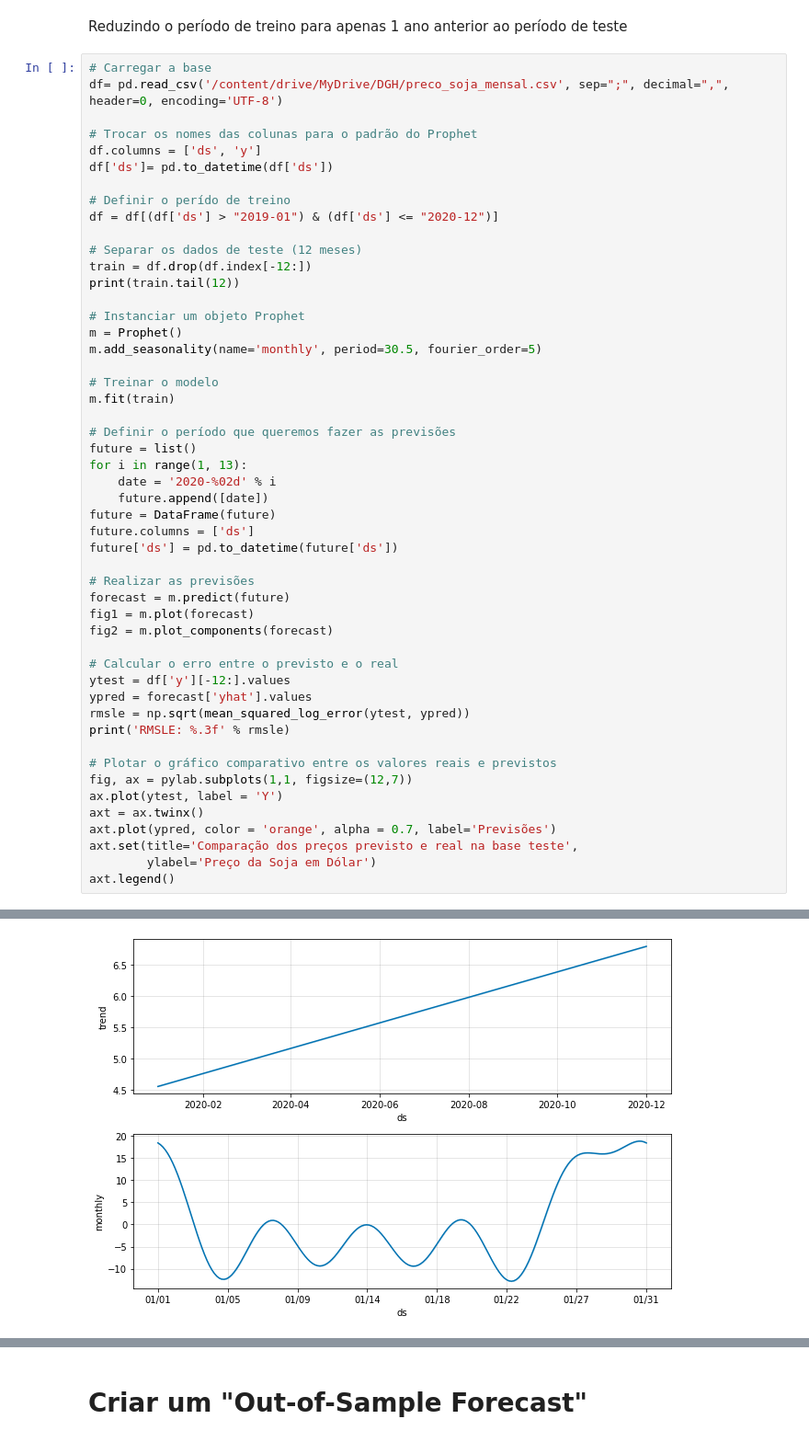
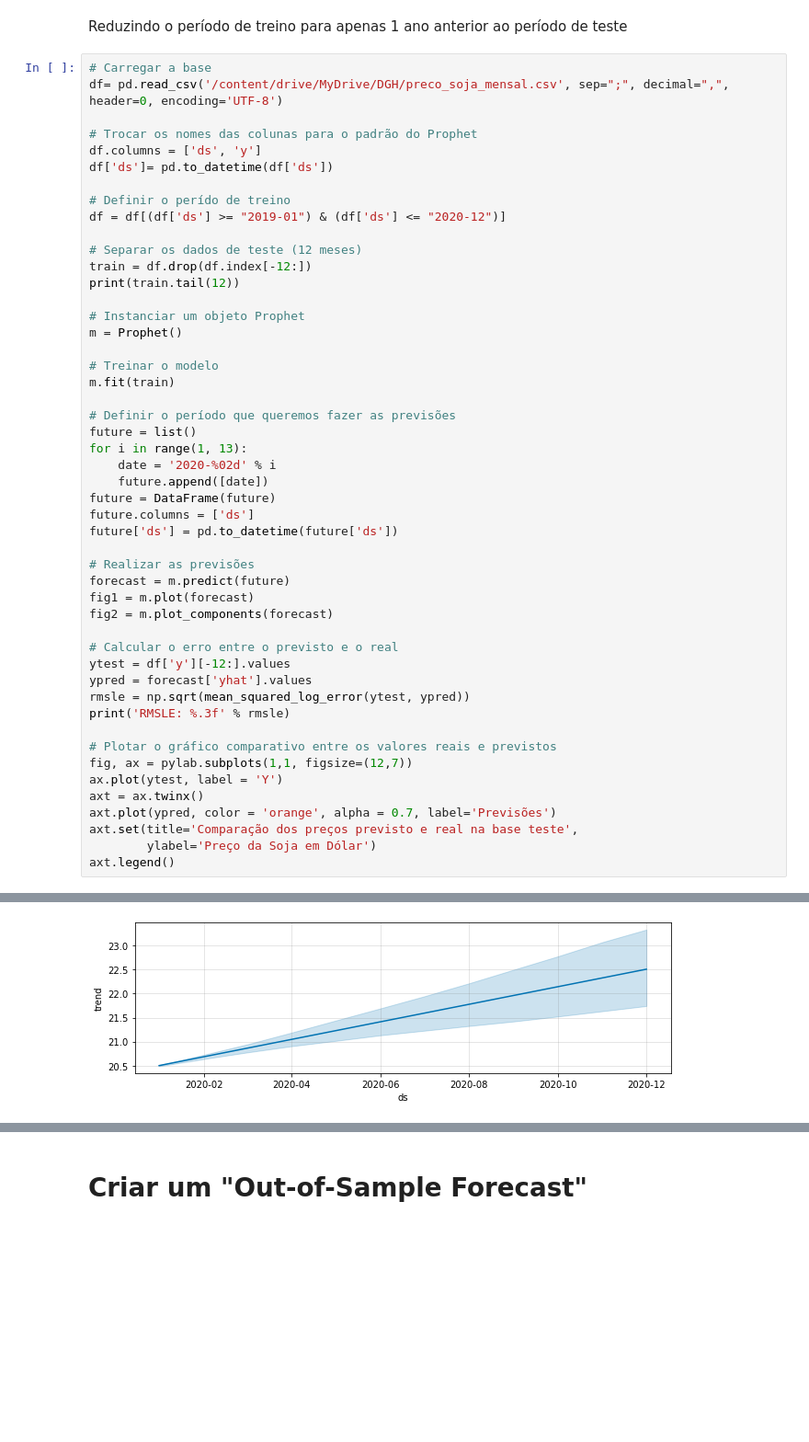
Before and after one commit to CeciliaKimura/time-series, a Jupyter notebook: Time_Series_Forecasting_Prophet.ipynb, the cells around one changed output, grey strips where cells are left out. Shown at 92% size. Cells and saved outputs as stored; diff of their text form; blank space fills up the shorter version.

```diff
--- a/Time_Series_Forecasting_Prophet.ipynb
+++ b/Time_Series_Forecasting_Prophet.ipynb
@@ -383,7 +578,7 @@ df.columns = ['ds', 'y']
 df['ds']= pd.to_datetime(df['ds'])
 
 # Definir o perído de treino
-df = df[(df['ds'] > "2019-01") & (df['ds'] <= "2020-12")]
+df = df[(df['ds'] >= "2019-01") & (df['ds'] <= "2020-12")]
 
 # Separar os dados de teste (12 meses)
 train = df.drop(df.index[-12:])
@@ -391,7 +586,6 @@ print(train.tail(12))
 
 # Instanciar um objeto Prophet
 m = Prophet()
-m.add_seasonality(name='monthly', period=30.5, fourier_order=5)
 
 # Treinar o modelo
 m.fit(train)
@@ -447 +642 @@ RMSLE: 0.151
-[figure, old version]
+[figure, new version]
```
Also changed, not shown: parts of 30 cells of this notebook.
